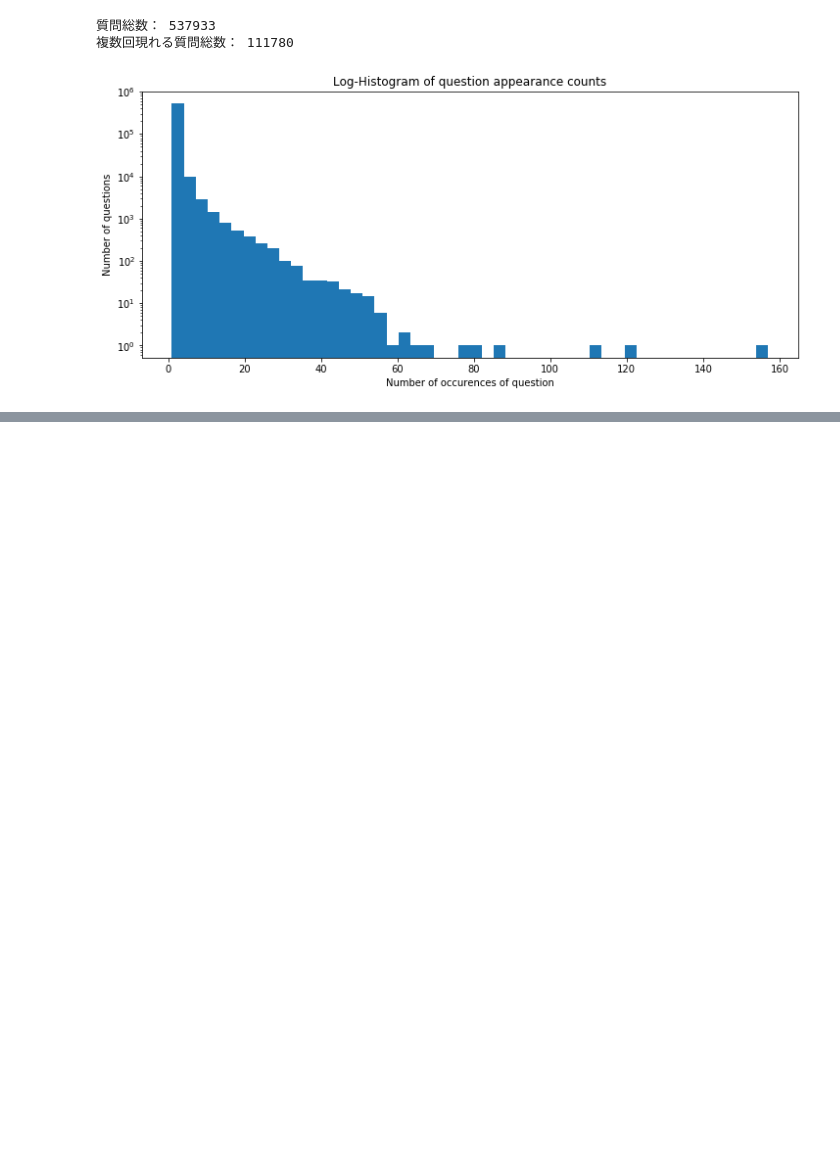
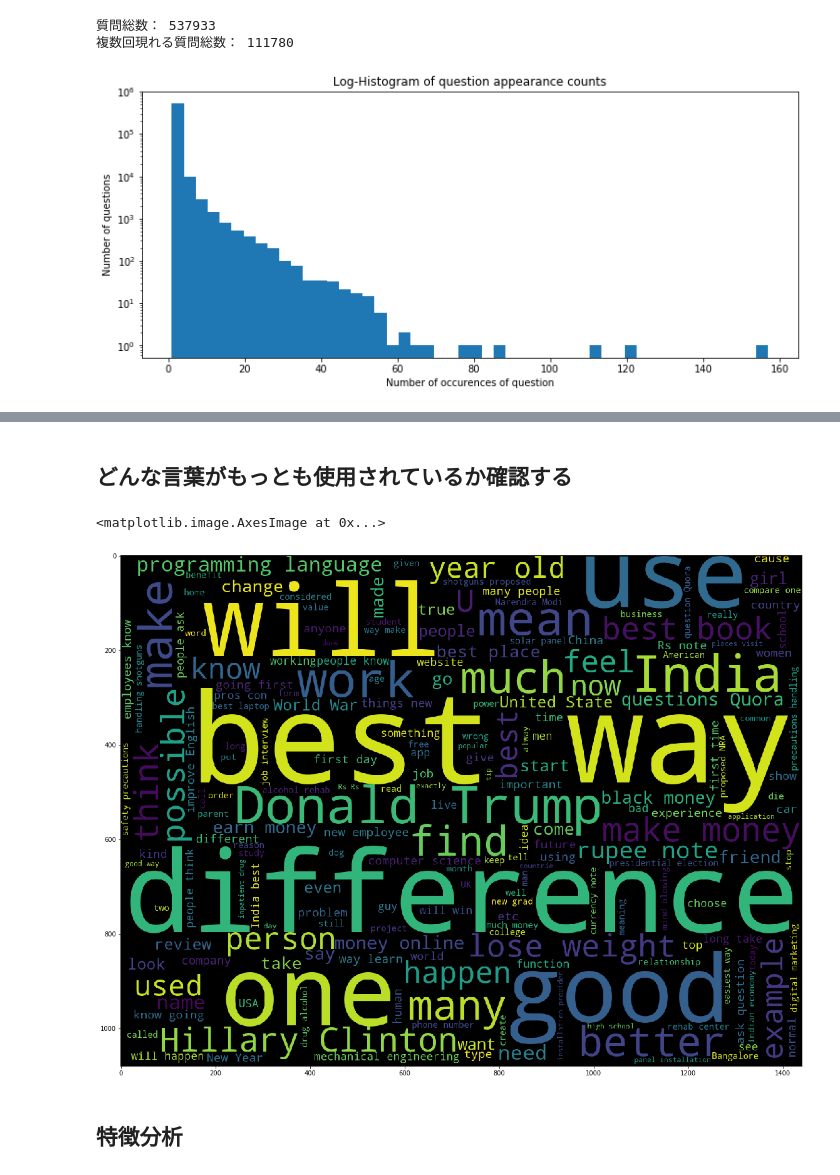
Before and after one commit to sanoyo/kaggle-quora-question-pairs, a Jupyter notebook: Data_Analysis_XGBoost_Starte/data.ipynb, the cells around one changed output, grey strips where cells are left out. Drawn from its saved outputs; the diff is of its cells as text; code cells hidden in the pictures; blank space fills up the shorter version.

```diff
--- a/Data_Analysis_XGBoost_Starte/data.ipynb
+++ b/Data_Analysis_XGBoost_Starte/data.ipynb
@@ -57,0 +142,13 @@ print()
+# %% [markdown]
+## どんな言葉がもっとも使用されているか確認する
+# %%
+from wordcloud import WordCloud
+
+cloud = WordCloud(width=1440, height=1080).generate("".join(train_qs.astype(str)))
+plt.figure(figsize=(20, 15))
+plt.imshow(cloud)
+# %% [output]
+<matplotlib.image.AxesImage at 0x...>
+[figure, added]
+# %% [markdown]
+## 特徴分析
```
Also changed, not shown: parts of 11 cells of this notebook.
